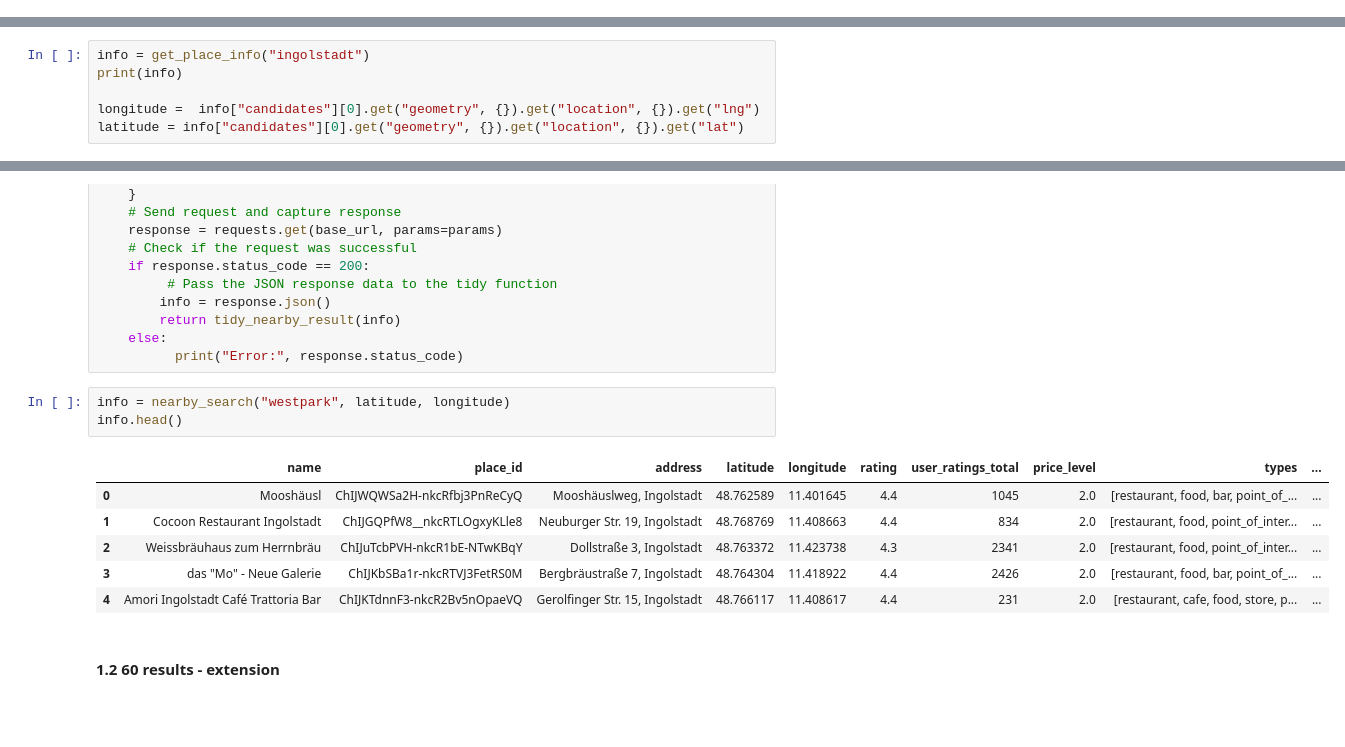
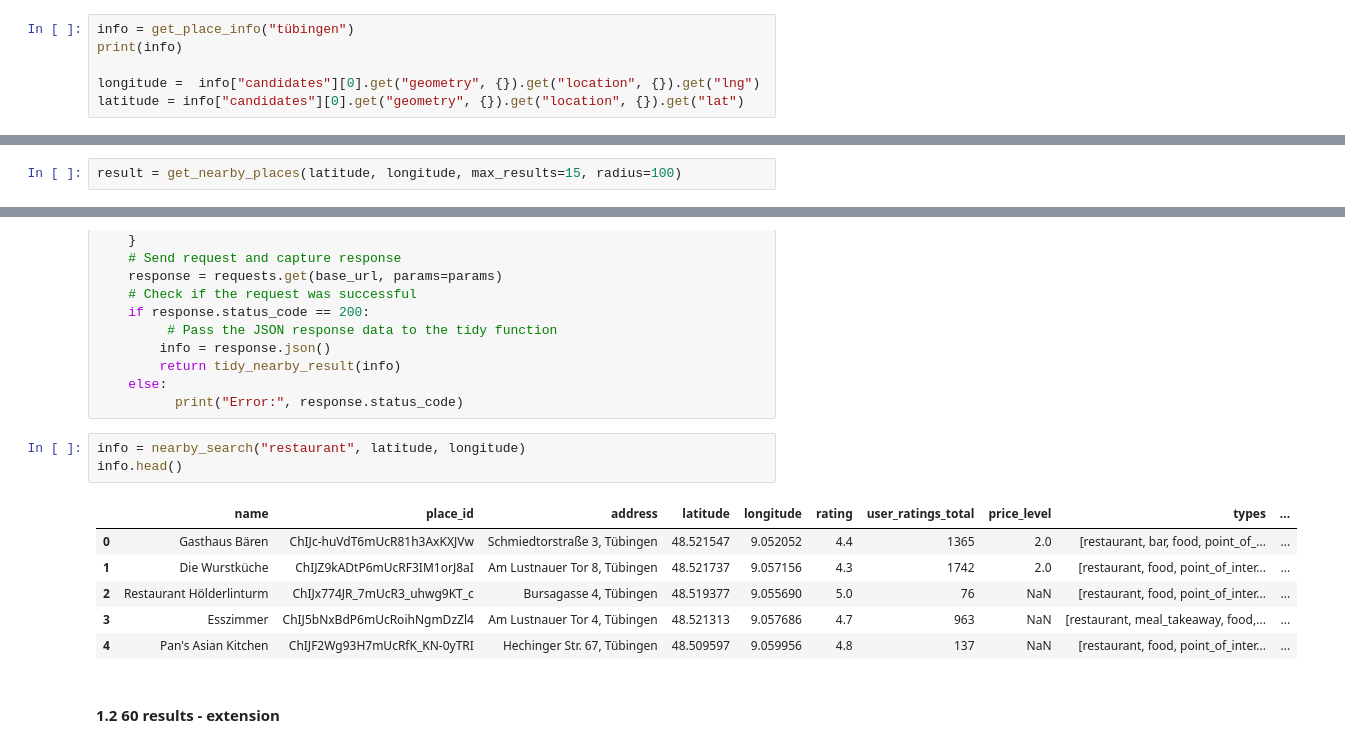
Before and after one commit to lorrrrrrra/ds_project, a Jupyter notebook: Exploration.ipynb, the cells around one changed output, grey strips where cells are left out. Saved outputs shown, nothing was run; the diff lists cells and outputs as text; blank space fills up the shorter version.

```diff
--- a/Exploration.ipynb
+++ b/Exploration.ipynb
@@ -40,0 +46,6 @@ can further include
+# %%
+info = get_place_info("tübingen")
+print(info)
+
+longitude =  info["candidates"][0].get("geometry", {}).get("location", {}).get("lng")
+latitude = info["candidates"][0].get("geometry", {}).get("location", {}).get("lat")
@@ -40,0 +126,2 @@ can further include
+# %%
+result = get_nearby_places(latitude, longitude, max_results=15, radius=100)
@@ -90,6 +291,0 @@ def get_place_info(address):
-# %%
-info = get_place_info("ingolstadt")
-print(info)
-
-longitude =  info["candidates"][0].get("geometry", {}).get("location", {}).get("lng")
-latitude = info["candidates"][0].get("geometry", {}).get("location", {}).get("lat")
@@ -121,15 +315,15 @@ def nearby_search(keyword, lat, lng):
     else:
           print("Error:", response.status_code)
 # %%
-info = nearby_search("westpark", latitude, longitude)
+info = nearby_search("restaurant", latitude, longitude)
 info.head()
 # %% [output]
 |  | name | place_id | address | latitude | longitude | rating | user_ratings_total | price_level | types | ... |
-| 0 | Mooshäusl | ChIJWQWSa2H-nkcRfbj3PnReCyQ | Mooshäuslweg, Ingolstadt | 48.762589 | 11.401645 | 4.4 | 1045 | 2.0 | [restaurant, food, bar, point_of_... | ... |
-| 1 | Cocoon Restaurant Ingolstadt | ChIJGQPfW8__nkcRTLOgxyKLle8 | Neuburger Str. 19, Ingolstadt | 48.768769 | 11.408663 | 4.4 | 834 | 2.0 | [restaurant, food, point_of_inter... | ... |
-| 2 | Weissbräuhaus zum Herrnbräu | ChIJuTcbPVH-nkcR1bE-NTwKBqY | Dollstraße 3, Ingolstadt | 48.763372 | 11.423738 | 4.3 | 2341 | 2.0 | [restaurant, food, point_of_inter... | ... |
-| 3 | das "Mo" - Neue Galerie | ChIJKbSBa1r-nkcRTVJ3FetRS0M | Bergbräustraße 7, Ingolstadt | 48.764304 | 11.418922 | 4.4 | 2426 | 2.0 | [restaurant, food, bar, point_of_... | ... |
-| 4 | Amori Ingolstadt Café Trattoria Bar | ChIJKTdnnF3-nkcR2Bv5nOpaeVQ | Gerolfinger Str. 15, Ingolstadt | 48.766117 | 11.408617 | 4.4 | 231 | 2.0 | [restaurant, cafe, food, store, p... | ... |
+| 0 | Gasthaus Bären | ChIJc-huVdT6mUcR81h3AxKXJVw | Schmiedtorstraße 3, Tübingen | 48.521547 | 9.052052 | 4.4 | 1365 | 2.0 | [restaurant, bar, food, point_of_... | ... |
+| 1 | Die Wurstküche | ChIJZ9kADtP6mUcRF3IM1orJ8aI | Am Lustnauer Tor 8, Tübingen | 48.521737 | 9.057156 | 4.3 | 1742 | 2.0 | [restaurant, food, point_of_inter... | ... |
+| 2 | Restaurant Hölderlinturm | ChIJx774JR_7mUcR3_uhwg9KT_c | Bursagasse 4, Tübingen | 48.519377 | 9.055690 | 5.0 | 76 | NaN | [restaurant, food, point_of_inter... | ... |
+| 3 | Esszimmer | ChIJ5bNxBdP6mUcRoihNgmDzZl4 | Am Lustnauer Tor 4, Tübingen | 48.521313 | 9.057686 | 4.7 | 963 | NaN | [restaurant, meal_takeaway, food,... | ... |
+| 4 | Pan's Asian Kitchen | ChIJF2Wg93H7mUcRfK_KN-0yTRI | Hechinger Str. 67, Tübingen | 48.509597 | 9.059956 | 4.8 | 137 | NaN | [restaurant, food, point_of_inter... | ... |
 # %% [markdown]
 #### 1.2 60 results - extension
 # %%
```
Also changed, not shown: parts of 23 cells of this notebook.
